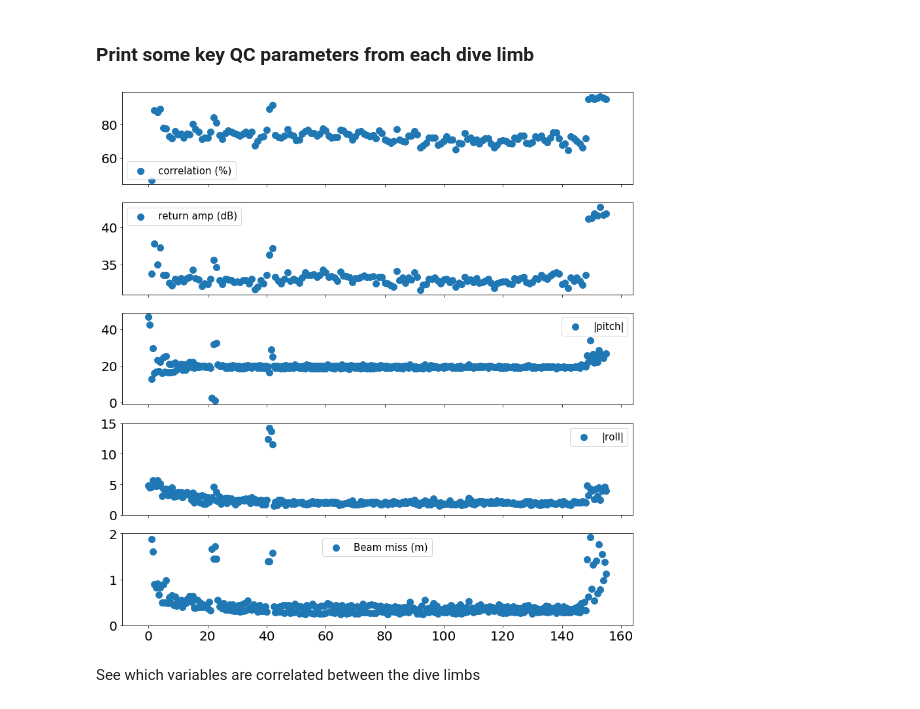
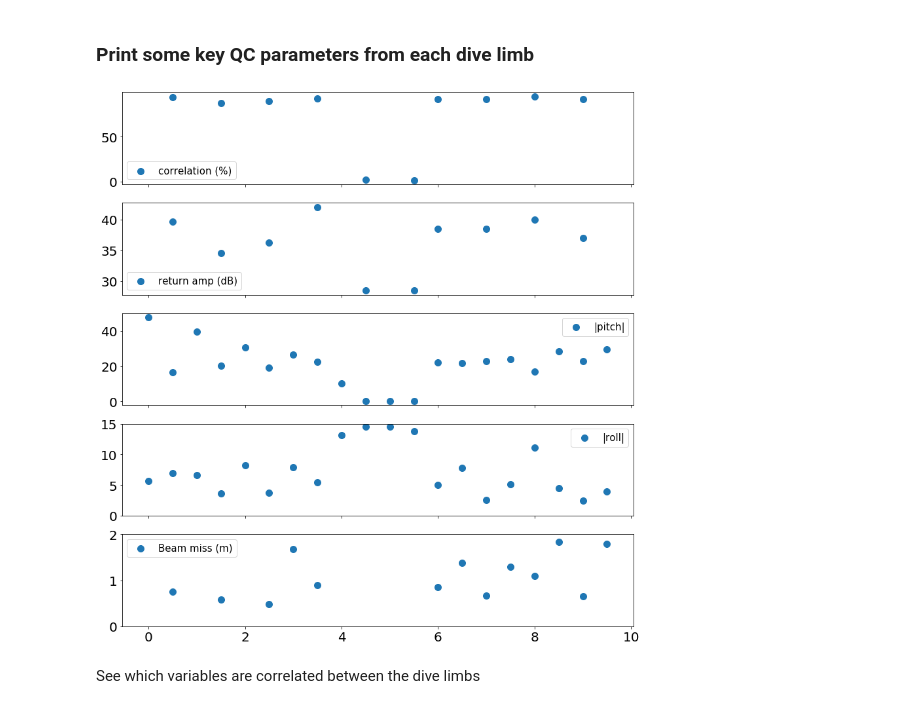
Before and after one commit to callumrollo/adcp-glider, a Jupyter notebook: notebooks/explore_data.ipynb, the cells around one changed output. Drawn from its saved outputs; the diff is of its cells as text; code cells hidden in the pictures.

Commit message:
oban messing

```diff
--- a/notebooks/explore_data.ipynb
+++ b/notebooks/explore_data.ipynb
@@ -40,3 +38,5 @@ overview, mission_dict = adcp_import_data(data_raw_path)
+# %%
+overview, mission_dict = adcp_import_data(Path('/media/callum/storage/Documents/sg637/ad2cp_nc/2018-11-20_Oban'))
 # %% [markdown]
 Add beam attributes. These are taken from the fifth cell (11.3 m from the glider on default settings) and averaged over each ascent/descent profile
 # %%
@@ -74,18 +85,18 @@ len(np.arange(0,len(beam_attrs.index), 0.5)
 # %%
 fig, ax = plt.subplots(5,1, sharex=True, figsize=(14,15))
 ax = ax.ravel()
 ax[0].scatter(np.arange(0,len(beam_attrs.index)/2,0.5), beam_attrs.cor_beam_1, label='correlation (%)')
 ax[1].scatter(np.arange(0,len(beam_attrs.index)/2,0.5), beam_attrs.amp_beam_1, label='return amp (dB)')
 ax[2].scatter(np.arange(0,len(beam_attrs.index)/2,0.5), np.abs(beam_attrs.pitch), label='|pitch|')
 ax[3].scatter(np.arange(0,len(beam_attrs.index)/2,0.5), beam_attrs.roll, label='|roll|')
 ax[3].set(ylim = [0,15])
 ax[4].scatter(np.arange(0,len(beam_attrs.index)/2,0.5), beam_attrs.beam_miss, label='Beam miss (m)')
 ax[4].set(ylim = [0,2])
 for axi in ax:
     axi.legend()
-savefig('beam_attrs_short')
+#savefig('beam_attrs_short')
 # %% [output]
-[figure, old version]
+[figure, new version]
 # %% [markdown]
 See which variables are correlated between the dive limbs
 # %%
```
Also changed, not shown: parts of 14 cells of this notebook, 4 other files.
